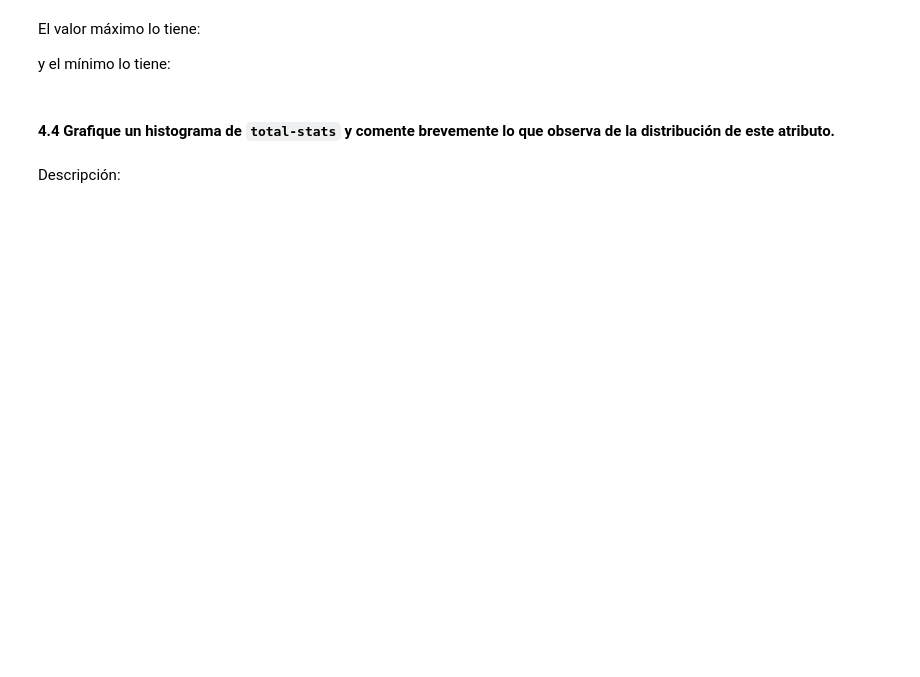
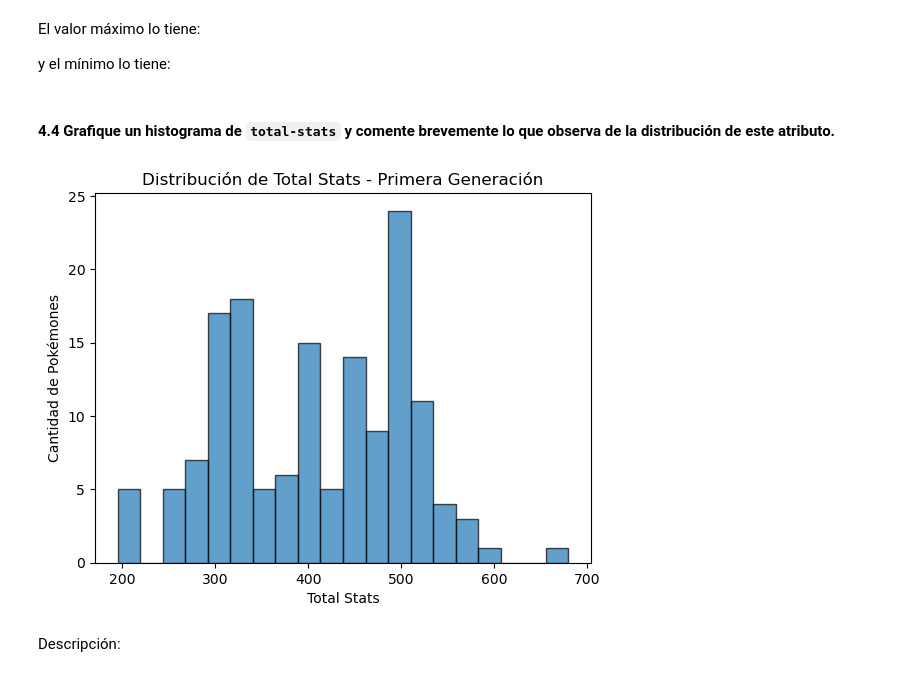
Before and after one commit to maripiiu/IMT2200-Maria-Allendes, a Jupyter notebook: Actividad 02/IMT2200 2025 - Actividad 02.ipynb, the cells around one changed output. Drawn from its saved outputs; the diff is of its cells as text; code cells hidden in the pictures; blank space fills up the shorter version.

```diff
--- a/Actividad 02/IMT2200 2025 - Actividad 02.ipynb
+++ b/Actividad 02/IMT2200 2025 - Actividad 02.ipynb
@@ -107,0 +79,12 @@ for i in range(1,3):
+# %%
+for i in range(1,151):
+    try:
+        url = f"https://pokeapi.co/api/v2/pokemon/{i}"
+        response = requests.get(url, timeout=10)
+        response.raise_for_status()
+
+        pokemones.append(response.json())
+    except Exception as e:
+        print(f"Error con Pokémon {i}: {e}")
+
+print(f"\n✅ Descarga completada. Se obtuvieron {len(pokemones)} pokémones")
@@ -107,0 +93,6 @@ for i in range(1,3):
+# %%
+datos_pokemon = {
+    "name": [], "type1": [], "type2": [],
+    "hp": [], "attack": [], "defense": [],
+    "special-attack": [], "special-defense": [], "speed": []
+}
@@ -107,0 +129,10 @@ for i in range(1,3):
+# %%
+df = pd.DataFrame(datos_pokemon)
+
+# ⭐⭐ GUARDAR COMO CSV ⭐⭐
+df.to_csv("pokemon_stats.csv", index=False)
+
+print("✅ DataFrame creado y guardado como 'pokemon_stats.csv'")
+print(f"Dimensiones del DataFrame: {df.shape}")
+print("\nPrimeras 5 filas:")
+print(df.head())
@@ -148,5 +208,10 @@ El pokémon más rápido es: "Electrode"
 # %% [markdown]
 #### 4.3 Genere una nueva columna en el DataFrame llamada `total-stats` que consista en la suma de todos los stats de un pokémon (`hp, attack, defense, special-attack, special-defense, speed`) ¿Cuáles son los valores mínimo y máximo de esta nueva variable?
 # %%
-pokemon_df["total-stats"] =
+# 4.3 Total stats
+print("\n📊 TOTAL STATS:")
+df["total-stats"] = df[["hp", "attack", "defense", "special-attack", "special-defense", "speed"]].sum(axis=1)
+print(f"Rango: {df['total-stats'].min()} - {df['total-stats'].max()}")
+print(f"Más fuerte: {df.loc[df['total-stats'].idxmax()]['name']}")
+print(f"Más débil: {df.loc[df['total-stats'].idxmin()]['name']}")
 # %% [output]
@@ -158,6 +226,14 @@ y el mínimo lo tiene:
 # %% [markdown]
 #### 4.4 Grafique un histograma de `total-stats` y comente brevemente lo que observa de la distribución de este atributo.
 # %%
+# 4.4 Histograma
 import matplotlib.pyplot as plt
+plt.hist(df["total-stats"], bins=20, edgecolor="black", alpha=0.7)
+plt.xlabel("Total Stats")
+plt.ylabel("Cantidad de Pokémones")
+plt.title("Distribución de Total Stats - Primera Generación")
+plt.show()
+# %% [output]
+[figure, added]
 # %% [markdown]
 Descripción:
```
Also changed, not shown: parts of 9 cells of this notebook, 1 other file.
